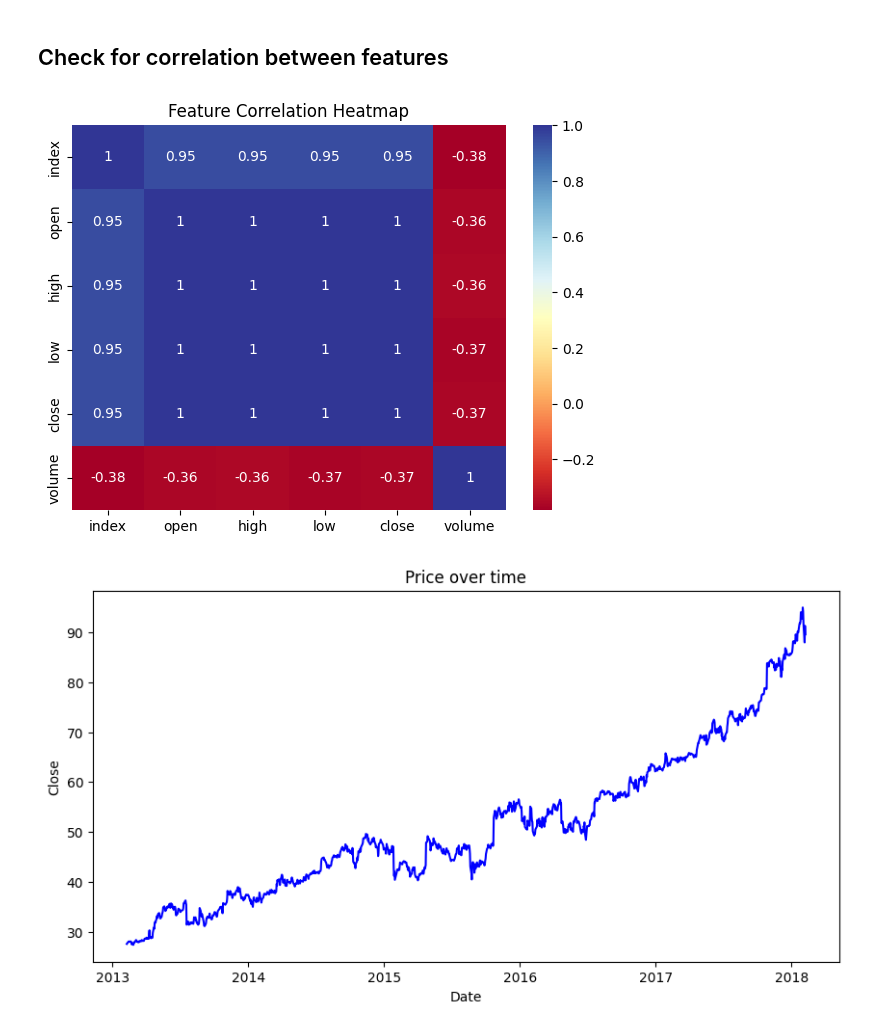
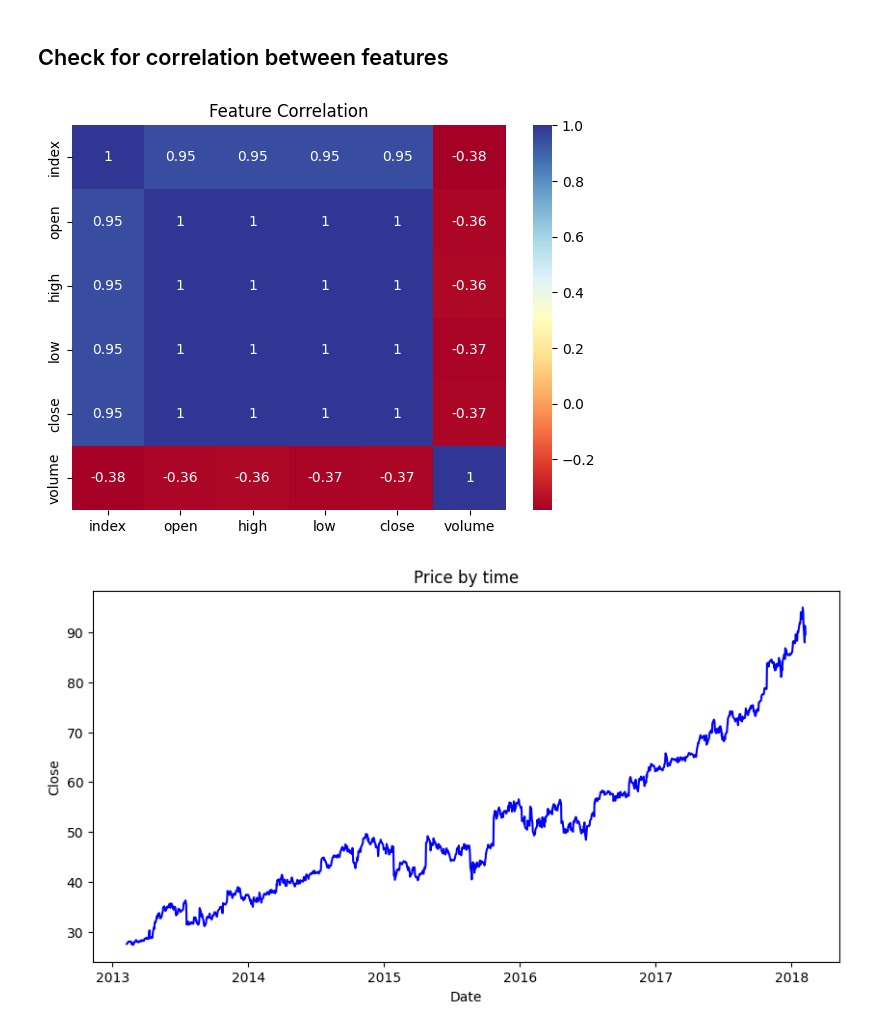
Before and after one commit to s-muhammadkamran/NLP, a Jupyter notebook: code/forecasting/ms_stock_forecasting.ipynb, the cells around one changed output. Saved outputs shown, nothing was run; the diff lists cells and outputs as text; code cells hidden in the pictures.

```diff
--- a/code/forecasting/ms_stock_forecasting.ipynb
+++ b/code/forecasting/ms_stock_forecasting.ipynb
@@ -13,8 +16,8 @@ from datetime import datetime
 # Suppress warnings
 os.environ['TF_CPP_MIN_LOG_LEVEL'] = '2'
 # %%
-data = pd.read_csv("../../data/ms_stock_forecasting.csv")
-data.head()
+df_stock = pd.read_csv("../../data/ms_stock_forecasting.csv")
+df_stock.head()
 # %% [output]
 |  | index | date | open | high | low | close | volume | Name |
 | 0 | 390198 | 2013-02-08 | 27.35 | 27.71 | 27.31 | 27.55 | 33318306 | MSFT |
@@ -76,14 +79,14 @@ plt.show()
 # %%
 # Drop non-numeric columns
-numeric_data = data.select_dtypes(include=["int64","float64"])
+num_cols = df_stock.select_dtypes(include=["int64","float64"])
 # %% [markdown]
 ## Check for correlation between features
 # %%
 plt.figure(figsize=(7,5))
-sns.heatmap(numeric_data.corr(), annot=True, cmap="RdYlBu")
-plt.title("Feature Correlation Heatmap")
+sns.heatmap(num_cols.corr(), annot=True, cmap="RdYlBu")
+plt.title("Feature Correlation")
 plt.show()
 # %% [output]
-[figure, old version]
+[figure, new version]
 # %%
 # Convert the Data into Date time then create a date filter
@@ -95,11 +98,11 @@ prediction = data.loc[
 ]
 # %%
 plt.figure(figsize=(10,5))
-plt.plot(data['date'], data['close'],color="blue")
+plt.plot(df_stock['date'], df_stock['close'],color="blue")
 plt.xlabel("Date")
 plt.ylabel("Close")
-plt.title("Price over time")
+plt.title("Price by time")
 plt.show()
 # %% [output]
-[figure, old version]
+[figure, new version]
 # %%
```
Also changed, not shown: parts of 16 cells of this notebook.
